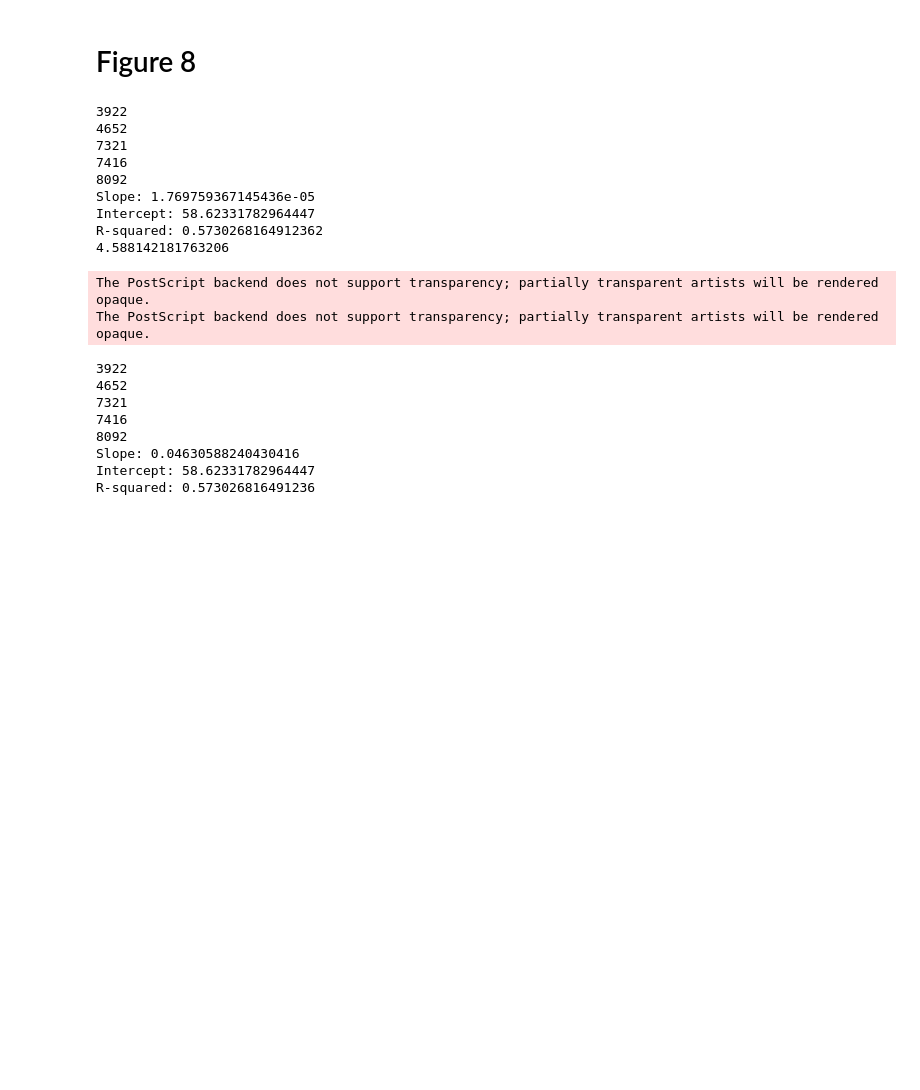
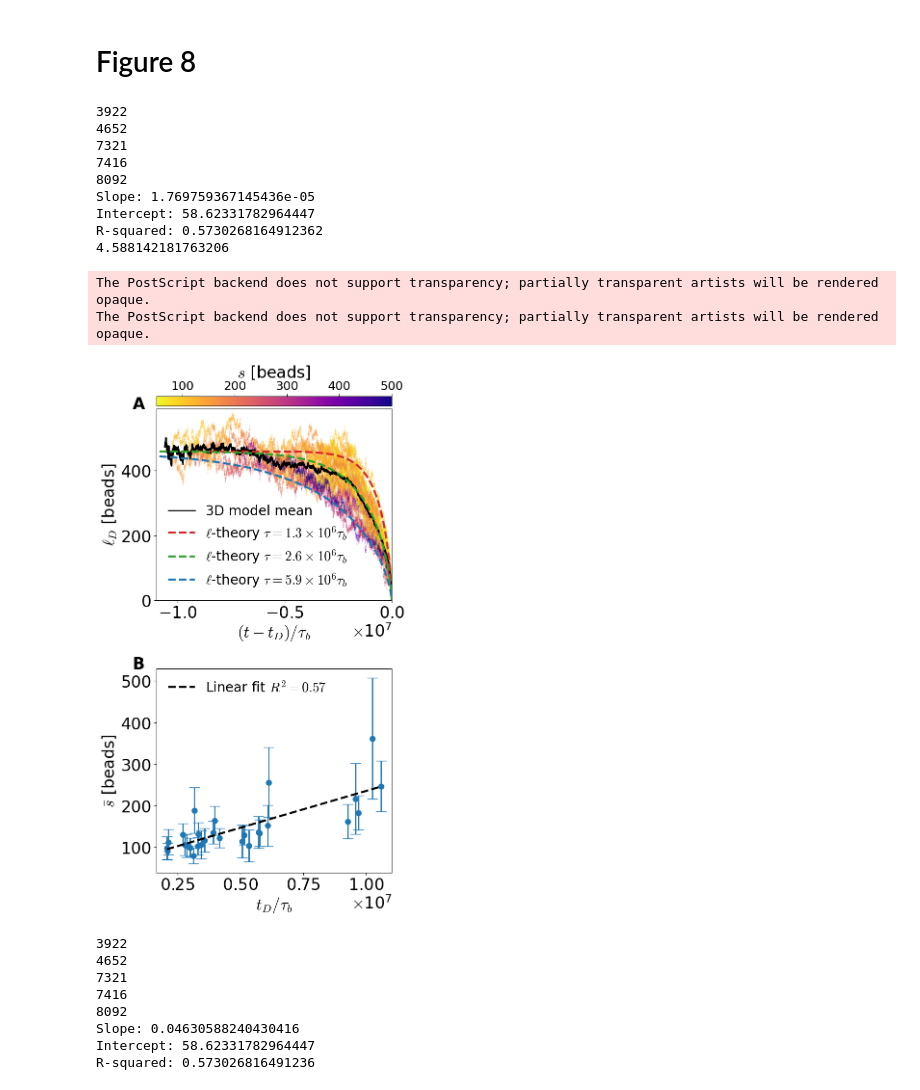
Before and after one commit to flatironinstitute/aLENS_analysis, a Jupyter notebook: notebooks/chromatin_notebooks/Dyn_cond_figs/Figure8.ipynb, the cells around one changed output. Drawn from its saved outputs; the diff is of its cells as text; code cells hidden in the pictures; blank space fills up the shorter version.

```diff
--- a/notebooks/chromatin_notebooks/Dyn_cond_figs/Figure8.ipynb
+++ b/notebooks/chromatin_notebooks/Dyn_cond_figs/Figure8.ipynb
@@ -272,34 +272,35 @@ _ = axarr[1].set_xlabel("$t_D/\\tau_b$")
 _ = axarr[0].legend(frameon=False)
 _ = axarr[0].set_xlim(-1.1*(10**7), 0)
 _ = axarr[0].set_ylim(0, 590)
 _ = axarr[1].legend(frameon=False)
 
 # Adjust offset text properties (font size and position)
 from matplotlib.ticker import ScalarFormatter
 for ax in [axarr[0], axarr[1]]:
     formatter = ScalarFormatter(useMathText=True)
     formatter.set_powerlimits((-3, 3))
     ax.xaxis.set_major_formatter(formatter)
-    ax.xaxis.offsetText.set_fontsize(plt.rcParams['font.size'])
+    # ax.xaxis.offsetText.set_fontsize(plt.rcParams['font.size'])
 
 fig.tight_layout()
 
 fig.savefig("Figure8/fig8_dissolve_event_sync_vert.pdf", bbox_inches='tight')
 fig.savefig("Figure8/fig8_dissolve_event_sync_vert.eps", bbox_inches='tight')
 fig.savefig("/mnt/home/alamson/papers/dyn_cond_paper/images/fig8_dissolve_event_sync_vert.eps", bbox_inches="tight")
 fig.savefig("/mnt/home/alamson/papers/dyn_cond_paper/images/fig8_dissolve_event_sync_vert.pdf", bbox_inches="tight")
 # %% [output]
 3922
 4652
 7321
 7416
 8092
 Slope: 1.769759367145436e-05
 Intercept: 58.62331782964447
 R-squared: 0.5730268164912362
 4.588142181763206
 The PostScript backend does not support transparency; partially transparent artists will be rendered opaque.
 The PostScript backend does not support transparency; partially transparent artists will be rendered opaque.
+[figure, added]
 # %%
 fig, axarr = plt.subplots(1,2, figsize=(15,6))
 plot_params = {"linewidth": 1, "markersize": .5, "marker":'', "alpha":0.3, "linestyle":'-'}
```
Also changed, not shown: 8 other files.
